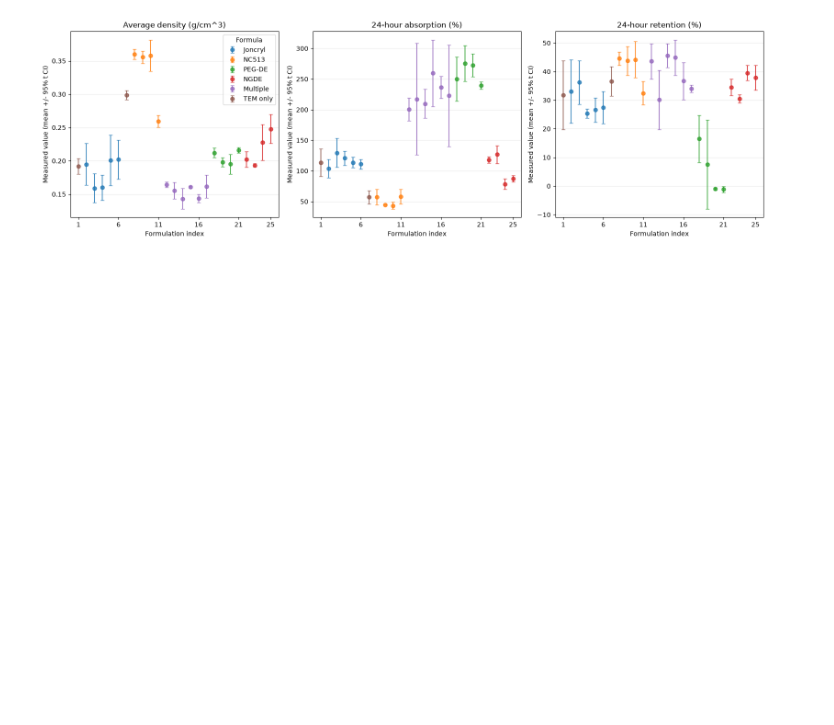
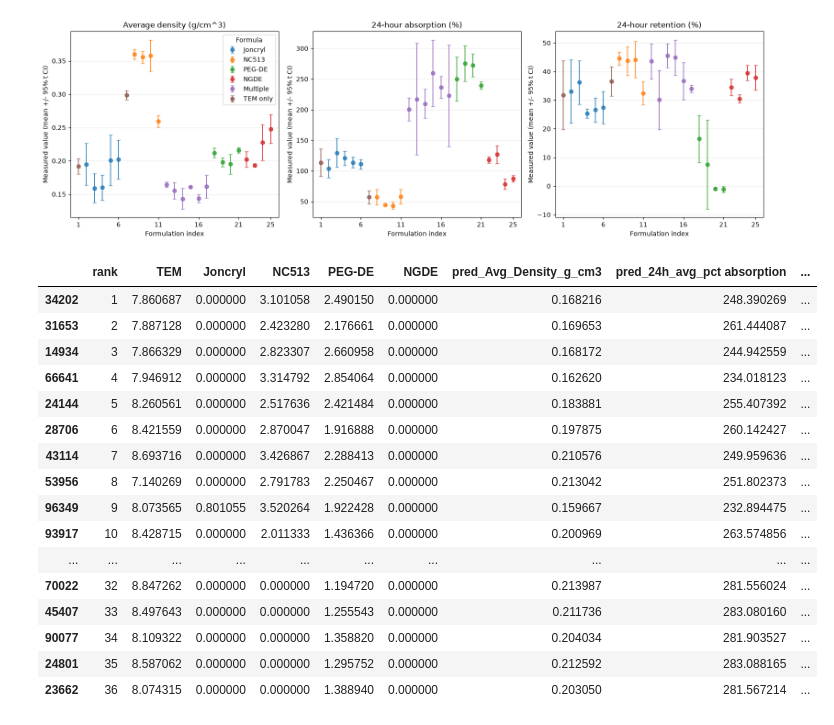
Before and after one commit to brookeb2000/foam-project, a Jupyter notebook: notebooks/0.09-bab-expand-formula-constraints.ipynb, the cells around one changed output. Drawn from its saved outputs; the diff is of its cells as text; code cells hidden in the pictures; blank space fills up the shorter version.

```diff
--- a/notebooks/0.09-bab-expand-formula-constraints.ipynb
+++ b/notebooks/0.09-bab-expand-formula-constraints.ipynb
@@ -252,8 +262,8 @@ plt.show()
 # %% [output]
 [figure]
 # %%
-# Find Pareto-optimal formulas for low density and high absorption/retention.
-# Rank the frontier by equal-weight distance to the normalized ideal; model standard deviations are not used.
+# Find Pareto-optimal formulas for low density and high absorption/retention,
+# then rank the frontier by equal-weight distance to the normalized ideal.
 
 objective_cols = [
     "pred_Avg_Density_g_cm3",
@@ -261,15 +271,14 @@ objective_cols = [
     "pred_24h_avg_pct_retention",
 ]
 objective_values = candidate_predictions[objective_cols].to_numpy(dtype=float)
+
 if not np.isfinite(objective_values).all():
     raise ValueError("Candidate objective predictions contain missing or non-finite values.")
 
-density = objective_values[:, 0]
-absorption = objective_values[:, 1]
-retention = objective_values[:, 2]
+density, absorption, retention = objective_values.T
 
-# Sweep from lower to higher density and use a Fenwick tree to test whether
-# a candidate is dominated by one with at least as much absorption/retention.
+# Sweep candidates from lowest to highest density. The Fenwick tree tracks
+# the best retention among candidates with at least as much absorption.
 absorption_levels = np.unique(absorption)
 tree = np.full(len(absorption_levels) + 1, -np.inf)
 pareto_mask = np.zeros(len(candidate_predictions), dtype=bool)
@@ -296,7 +305,7 @@ for row in order:
 
 candidate_predictions["pareto_optimal"] = pareto_mask
 
-# Scale each objective to [0, 1] over all candidates, with 1 always best.
+# Normalize each property so 1 is best, then measure distance from the ideal.
 objective_ranges = np.array([
     density.max() - density.min(),
     absorption.max() - absorption.min(),
@@ -304,45 +313,63 @@ objective_ranges = np.array([
 ])
 if np.any(objective_ranges <= 0):
     raise ValueError("Cannot balance objectives because at least one prediction is constant.")
+
 objective_benefits = np.column_stack([
     (density.max() - density) / objective_ranges[0],
     (absorption - absorption.min()) / objective_ranges[1],
     (retention - retention.min()) / objective_ranges[2],
 ])
 candidate_predictions["balance_distance"] = np.sqrt(
     np.mean((1.0 - objective_benefits) ** 2, axis=1)
 )
 
-# Flag candidates outside any fitted model's per-feature training bounds.
+# Keep this flag for the existing plot; it does not affect the ranking.
 outside_training_range = np.zeros(len(candidate_predictions), dtype=bool)
 for model in gpr_models.values():
     scaler = model.named_steps["standardscaler"]
     regressor = model.named_steps["gaussianprocessregressor"]
     X_train = scaler.inverse_transform(regressor.X_train_)
+
     for i, feature in enumerate(feature_cols):
+        values = candidate_predictions[feature].to_numpy()
         outside_training_range |= (
-            (candidate_predictions[feature].to_numpy() < X_train[:, i].min())
-            | (candidate_predictions[feature].to_numpy() > X_train[:, i].max())
+            (values < X_train[:, i].min())
+            | (values > X_train[:, i].max())
         )
+
 candidate_predictions["outside_training_range"] = outside_training_range
 
 top_50_candidates = (
     candidate_predictions.loc[candidate_predictions["pareto_optimal"]]
     .sort_values("balance_distance", ascending=True)
     .head(50)
     .copy()
 )
 
-if len(top_50_candidates) < 50:
-    raise ValueError(
-        f"Only {len(top_50_candidates)} Pareto-optimal formulas were found; cannot return 50."
-    )
 
-print("Top 50 Pareto-optimal formulas, balanced across density, absorption, and retention:")
+top_50_candidates.insert(0, "rank", np.arange(1, len(top_50_candidates) + 1))
 display(
-    top_50_candidates.assign(rank=np.arange(1, len(top_50_candidates) + 1))[
+    top_50_candidates[
         ["rank", *feature_cols, *objective_cols, "balance_distance"]
     ]
 )
+# %% [output]
+|  | rank | TEM | Joncryl | NC513 | PEG-DE | NGDE | pred_Avg_Density_g_cm3 | pred_24h_avg_pct absorption | ... |
+| 34202 | 1 | 7.860687 | 0.000000 | 3.101058 | 2.490150 | 0.000000 | 0.168216 | 248.390269 | ... |
+| 31653 | 2 | 7.887128 | 0.000000 | 2.423280 | 2.176661 | 0.000000 | 0.169653 | 261.444087 | ... |
+| 14934 | 3 | 7.866329 | 0.000000 | 2.823307 | 2.660958 | 0.000000 | 0.168172 | 244.942559 | ... |
+| 66641 | 4 | 7.946912 | 0.000000 | 3.314792 | 2.854064 | 0.000000 | 0.162620 | 234.018123 | ... |
+| 24144 | 5 | 8.260561 | 0.000000 | 2.517636 | 2.421484 | 0.000000 | 0.183881 | 255.407392 | ... |
+| 28706 | 6 | 8.421559 | 0.000000 | 2.870047 | 1.916888 | 0.000000 | 0.197875 | 260.142427 | ... |
+| 43114 | 7 | 8.693716 | 0.000000 | 3.426867 | 2.288413 | 0.000000 | 0.210576 | 249.959636 | ... |
+| 53956 | 8 | 7.140269 | 0.000000 | 2.791783 | 2.250467 | 0.000000 | 0.213042 | 251.802373 | ... |
+| 96349 | 9 | 8.073565 | 0.801055 | 3.520264 | 1.922428 | 0.000000 | 0.159667 | 232.894475 | ... |
+| 93917 | 10 | 8.428715 | 0.000000 | 2.011333 | 1.436366 | 0.000000 | 0.200969 | 263.574856 | ... |
+| ... | ... | ... | ... | ... | ... | ... | ... | ... | ... |
+| 70022 | 32 | 8.847262 | 0.000000 | 0.000000 | 1.194720 | 0.000000 | 0.213987 | 281.556024 | ... |
+| 45407 | 33 | 8.497643 | 0.000000 | 0.000000 | 1.255543 | 0.000000 | 0.211736 | 283.080160 | ... |
+| 90077 | 34 | 8.109322 | 0.000000 | 0.000000 | 1.358820 | 0.000000 | 0.204034 | 281.903527 | ... |
+| 24801 | 35 | 8.587062 | 0.000000 | 0.000000 | 1.295752 | 0.000000 | 0.212592 | 283.088165 | ... |
+| 23662 | 36 | 8.074315 | 0.000000 | 0.000000 | 1.388940 | 0.000000 | 0.203050 | 281.567214 | ... |
 # %%
 # Compare measured formulation means and 95% confidence intervals with
```
Also changed, not shown: parts of 5 cells of this notebook, 2 other files.
